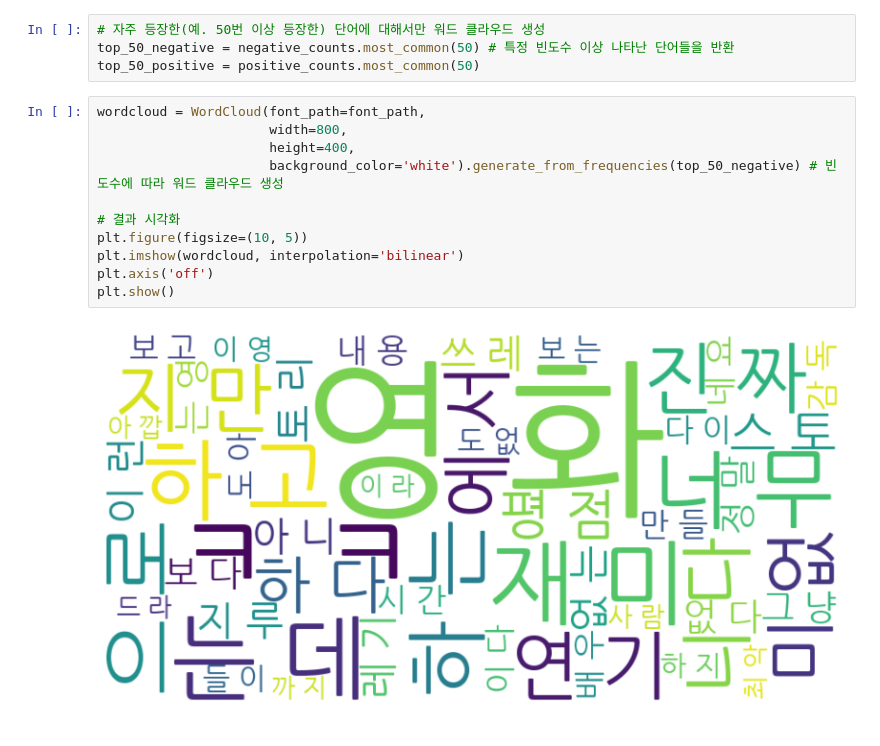
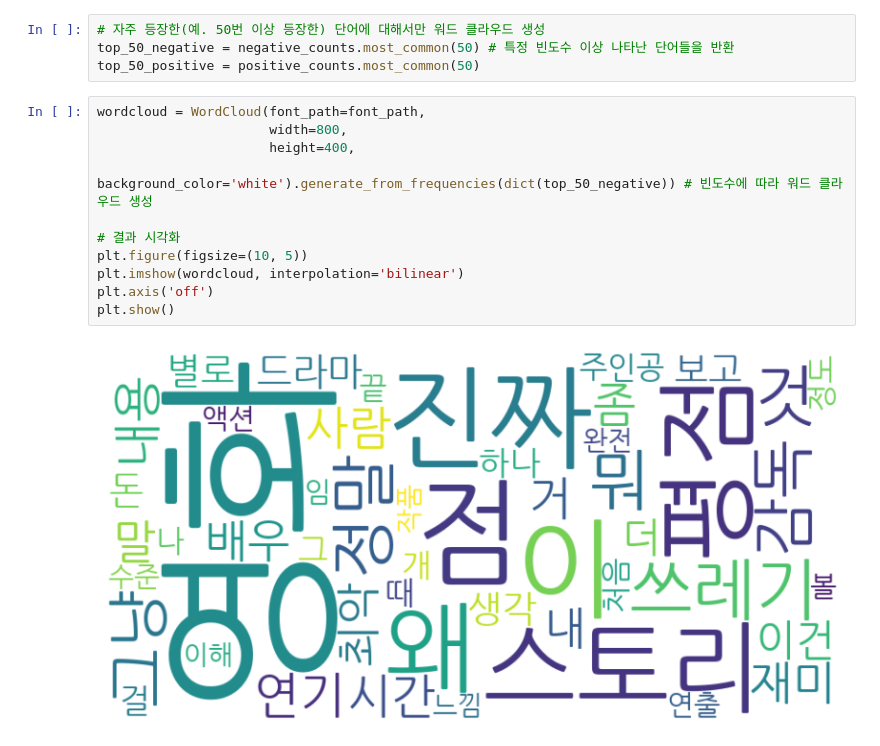
Before and after one commit to zzhining/text_data_analysis, a Jupyter notebook: naver_movie_sentimental_analysis.ipynb, the cells around one changed output. Cells and saved outputs as stored; diff of their text form.

```diff
--- a/naver_movie_sentimental_analysis.ipynb
+++ b/naver_movie_sentimental_analysis.ipynb
@@ -126,13 +135,13 @@ top_50_positive = positive_counts.most_common(50)
 # %%
 wordcloud = WordCloud(font_path=font_path,
                       width=800,
                       height=400,
-                      background_color='white').generate_from_frequencies(top_50_negative) # 빈도수에 따라 워드 클라우드 생성
+                      background_color='white').generate_from_frequencies(dict(top_50_negative)) # 빈도수에 따라 워드 클라우드 생성
 
 # 결과 시각화
 plt.figure(figsize=(10, 5))
 plt.imshow(wordcloud, interpolation='bilinear')
 plt.axis('off')
 plt.show()
 # %% [output]
-[figure, old version]
+[figure, new version]
```
Also changed, not shown: parts of 3 cells of this notebook.
